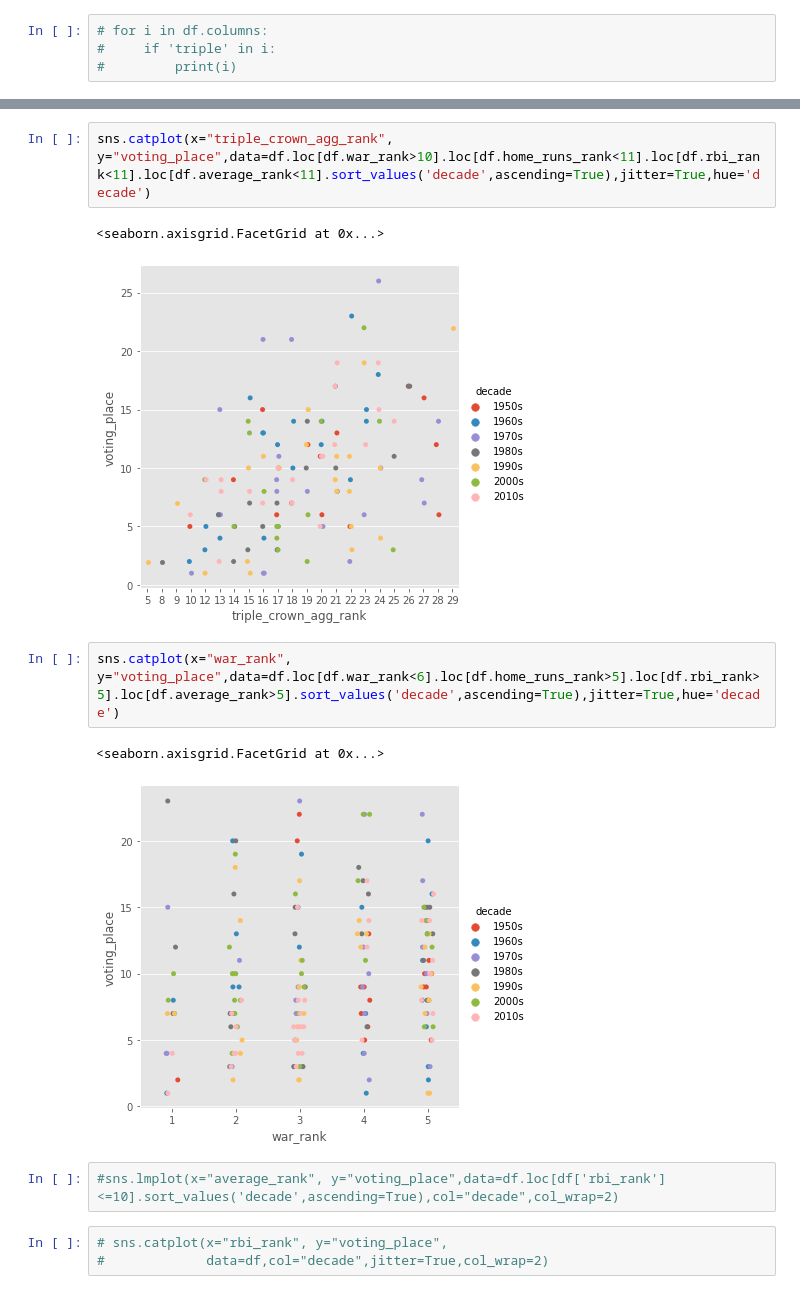
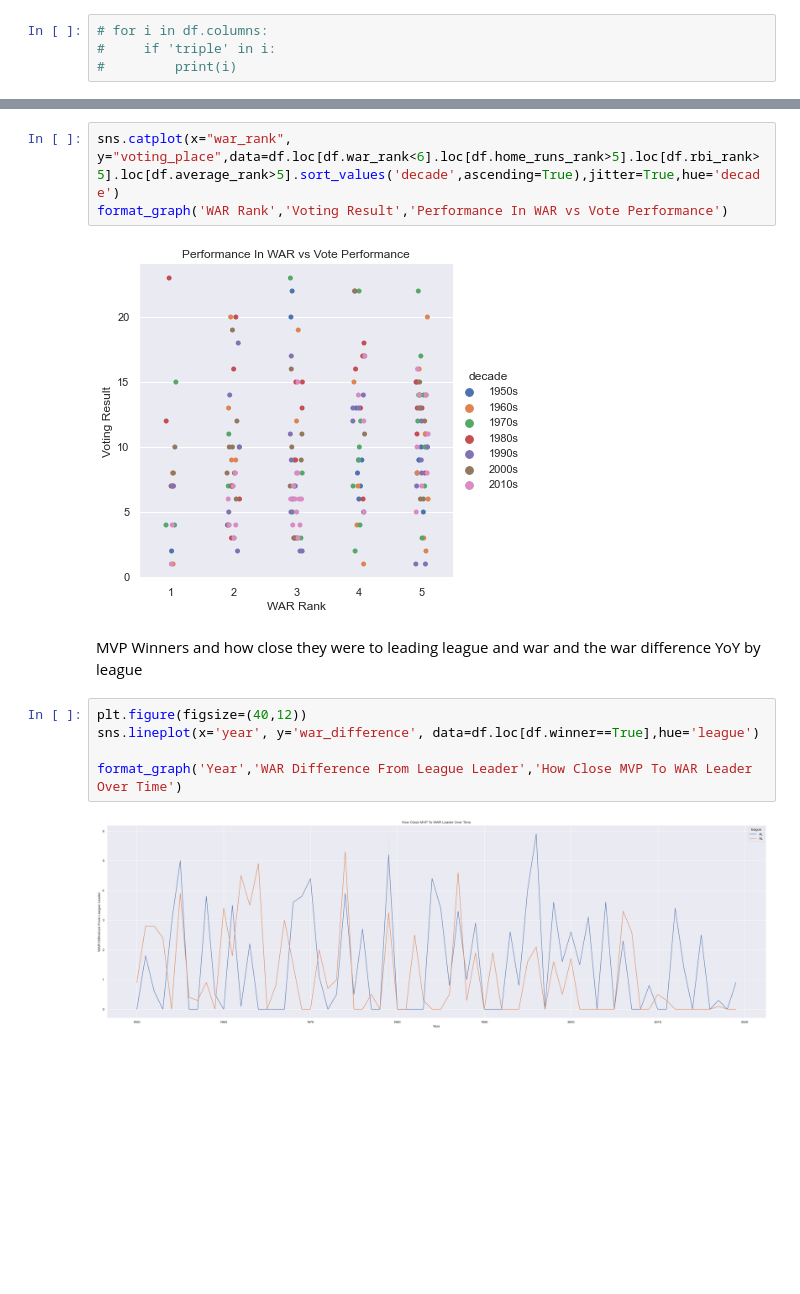
Before and after one commit to ejzien/bref-scrapy, a Jupyter notebook: bref/ez_scrapy_bref_final.ipynb, the cells around one changed output, grey strips where cells are left out. Drawn from its saved outputs; the diff is of its cells as text; blank space fills up the shorter version.

```diff
--- a/bref/ez_scrapy_bref_final.ipynb
+++ b/bref/ez_scrapy_bref_final.ipynb
@@ -170,15 +184,14 @@ sns.catplot(x="triple_crown_agg_rank", y="voting_place",data=df.loc[df.war_rank>
 # %%
-sns.catplot(x="triple_crown_agg_rank", y="voting_place",data=df.loc[df.war_rank>10].loc[df.home_runs_rank<11].loc[df.rbi_rank<11].loc[df.average_rank<11].sort_values('decade',ascending=True),jitter=True,hue='decade')
+sns.catplot(x="war_rank", y="voting_place",data=df.loc[df.war_rank<6].loc[df.home_runs_rank>5].loc[df.rbi_rank>5].loc[df.average_rank>5].sort_values('decade',ascending=True),jitter=True,hue='decade')
+format_graph('WAR Rank','Voting Result','Performance In WAR vs Vote Performance')
 # %% [output]
-<seaborn.axisgrid.FacetGrid at 0x...>
-[figure, old version]
+[figure, new version]
-# %%
-sns.catplot(x="war_rank", y="voting_place",data=df.loc[df.war_rank<6].loc[df.home_runs_rank>5].loc[df.rbi_rank>5].loc[df.average_rank>5].sort_values('decade',ascending=True),jitter=True,hue='decade')
-# %% [output]
-<seaborn.axisgrid.FacetGrid at 0x...>
-[figure, removed]
-# %%
-#sns.lmplot(x="average_rank", y="voting_place",data=df.loc[df['rbi_rank']<=10].sort_values('decade',ascending=True),col="decade",col_wrap=2)
-# %%
-# sns.catplot(x="rbi_rank", y="voting_place",
-#             data=df,col="decade",jitter=True,col_wrap=2)
+# %% [markdown]
+MVP Winners and how close they were to leading league and war and the war difference YoY by league
+# %%
+plt.figure(figsize=(40,12))
+sns.lineplot(x='year', y='war_difference', data=df.loc[df.winner==True],hue='league')
+
+format_graph('Year','WAR Difference From League Leader','How Close MVP To WAR Leader Over Time')
+# %% [output]
+[figure, added]
```
Also changed, not shown: parts of 26 cells of this notebook.
